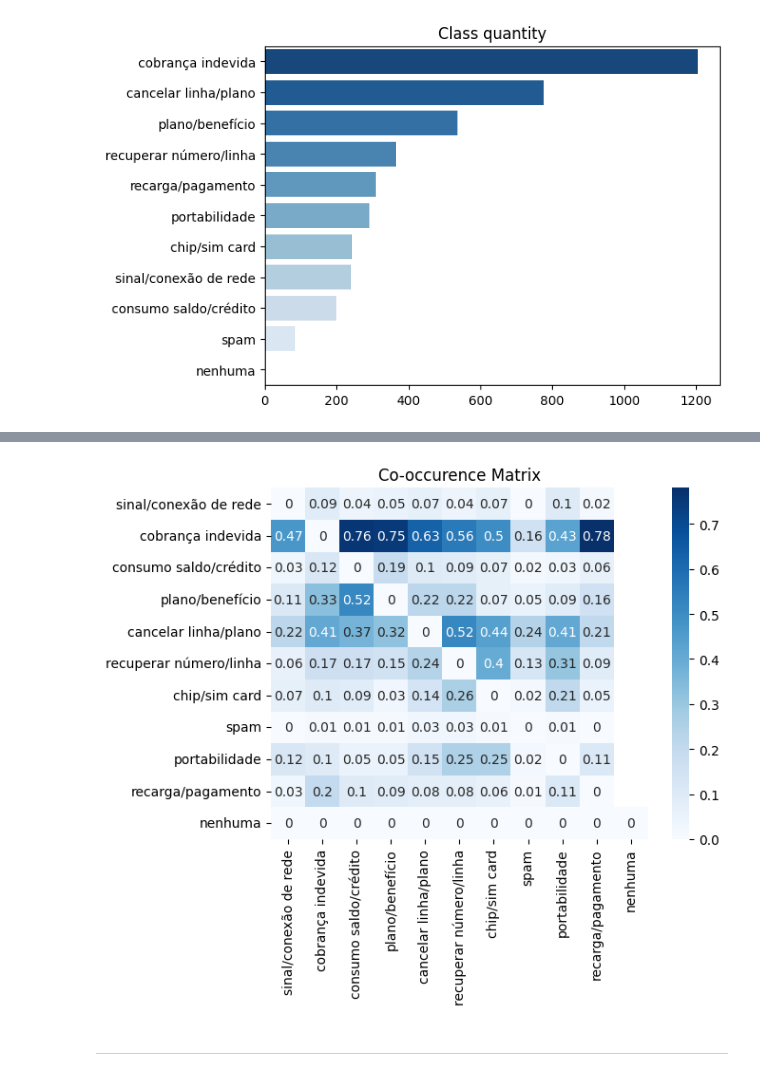
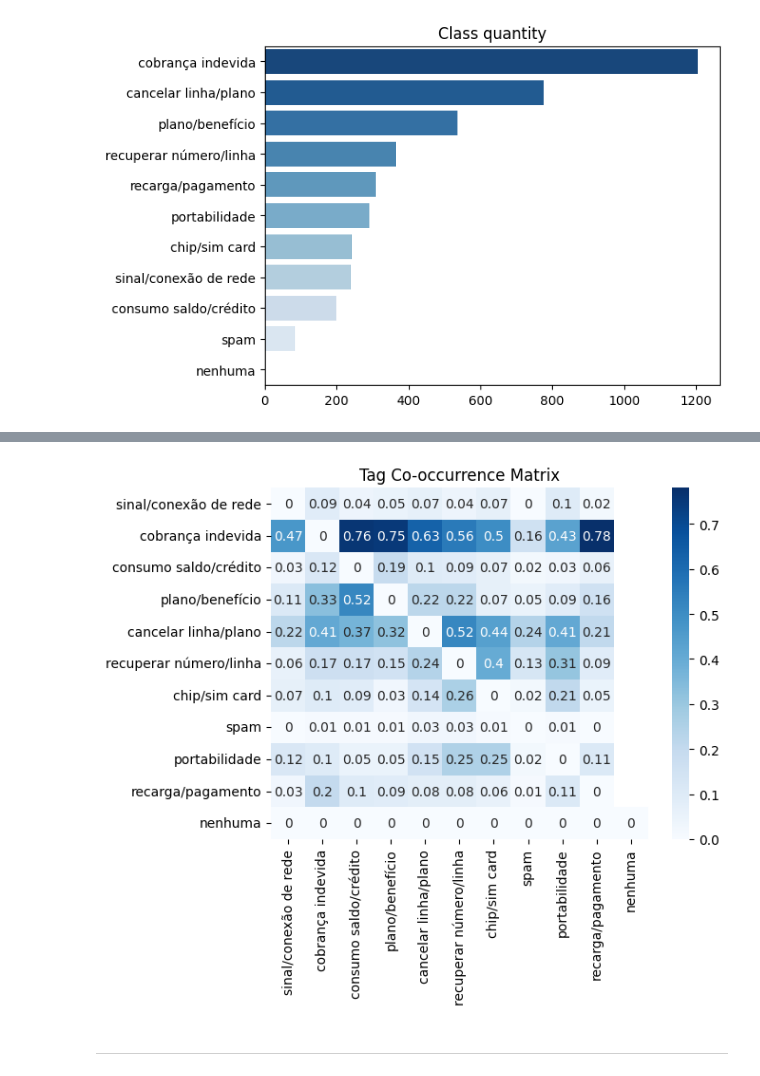
Before and after one commit to rdemarqui/llm_complaint_management, a Jupyter notebook: 02. LLM_analysis.ipynb, the cells around one changed output, grey strips where cells are left out. Saved outputs shown, nothing was run; the diff lists cells and outputs as text; code cells hidden in the pictures.

```diff
--- a/02. LLM_analysis.ipynb
+++ b/02. LLM_analysis.ipynb
@@ -295,6 +295,8 @@ iterate_over_interval(df=df, column="description",
                       start_row=0, end_row=2001)
 # %% [markdown]
 ## Results
+# %%
+df = pd.read_excel("analise_reclamacao_0_2001.xlsx")
 # %%
 # Creates binary classification columns and sum total classifications
 for tag in tags:
@@ -320,10 +328,10 @@ plt.title('Class quantity');
 # %%
 # Calculate co-ocorrence matrix
 cooc_matrix = round(df_class.T.dot(df_class) / class_qty, 2)
 np.fill_diagonal(cooc_matrix.values, 0)
 sns.heatmap(cooc_matrix, annot=True, cmap='Blues')
-plt.title('Co-occurence Matrix');
+plt.title('Tag Co-occurrence Matrix');
 # %% [output]
-[figure, old version]
+[figure, new version]
 # %% [markdown]
 ---
```
Also changed, not shown: parts of 2 cells of this notebook.
